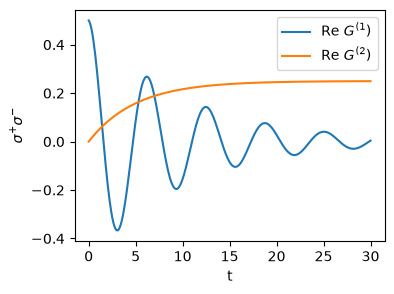
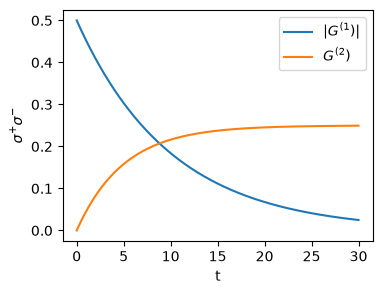
The change to this notebook cell's code, shown as a diff; its figure went from the first image to the second:
--- before
+++ after
@@ -2,6 +2,6 @@
 G2 = correlation.correlation_3op_1t(H, None, times, c_ops, sigmap(), sigmap()*sigmam(), sigmam())
 plt.figure(figsize=(4,3))
-plt.plot(times,G1.real,label=r"Re $G^{(1})$")
-plt.plot(times,G2.real,label=r"Re $G^{(2})$")
+plt.plot(times,abs(G1),label=r"$|G^{(1})|$")
+plt.plot(times,G2.real,label=r"$G^{(2})$")
 plt.xlabel("t")
 plt.ylabel(r"$\sigma^{+}\sigma^{-}$")

Commit: qme